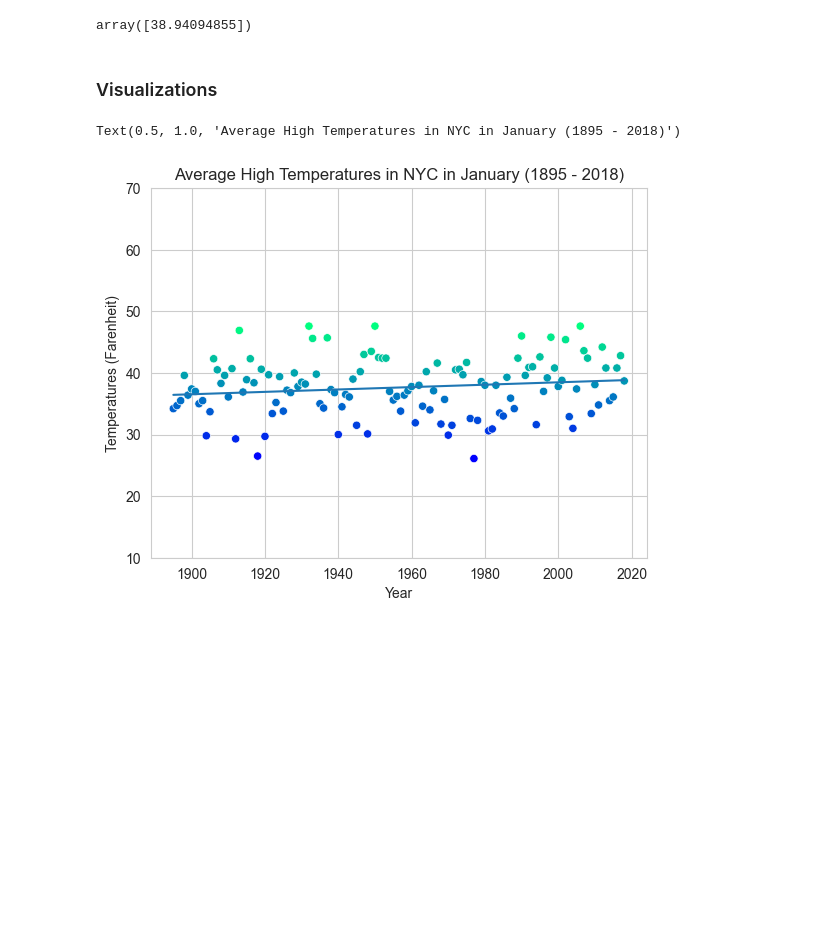
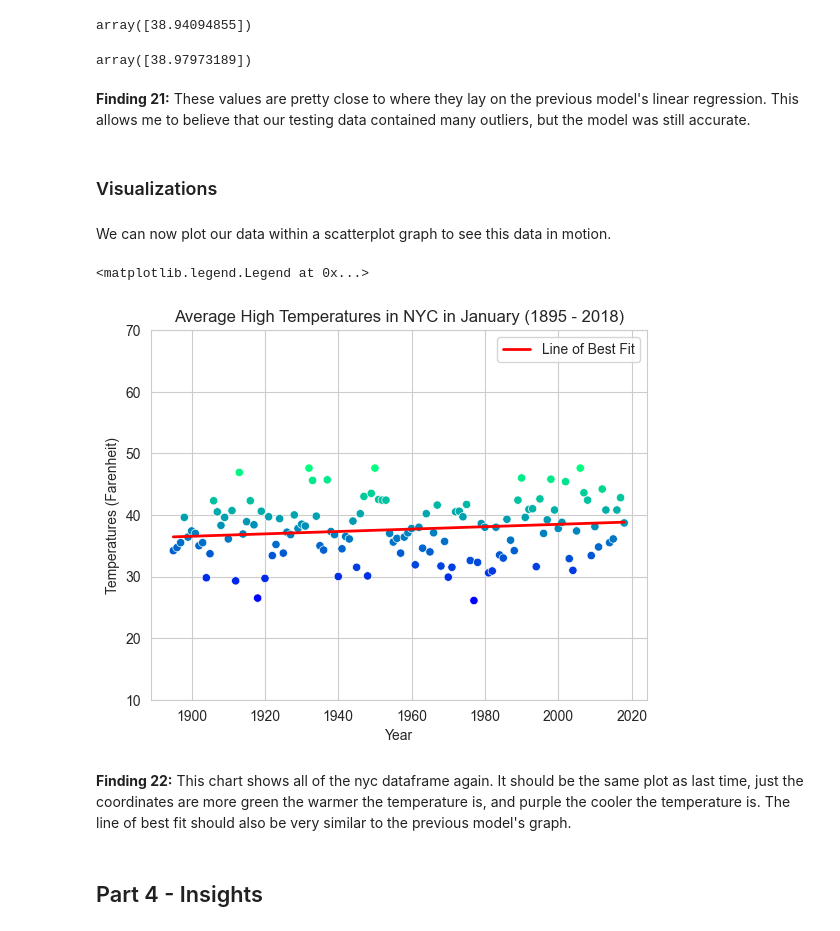
Before and after one commit to karlidean/datafun-07-ml, a Jupyter notebook: karlidean_ml.ipynb, the cells around one changed output. Saved outputs shown, nothing was run; the diff lists cells and outputs as text; code cells hidden in the pictures; blank space fills up the shorter version.

Commit message:
Completed all but Part 4.

```diff
--- a/karlidean_ml.ipynb
+++ b/karlidean_ml.ipynb
@@ -245,23 +350,36 @@ array([36.34246432])
 predict(2024)
 # %% [output]
 array([38.94094855])
+# %%
+predict(2026)
+# %% [output]
+array([38.97973189])
+# %% [markdown]
+**Finding 21:** These values are pretty close to where they lay on the previous model's linear regression. This allows me to believe that our testing data contained many outliers, but the model was still accurate.
 # %% [markdown]
 ### Visualizations
+# %% [markdown]
+We can now plot our data within a scatterplot graph to see this data in motion.
 # %%
 axes = sns.scatterplot(data=nyc, x='Date', y='Temperature',
 hue='Temperature', palette='winter', legend=False)
 
 axes.set_ylim(10,70)
 
 x = np.array([min(nyc.Date.values), max(nyc.Date.values)])
 
 y = predict(x)
 
-line = plt.plot(x, y)
+line = plt.plot(x, y, color='red', linewidth=2, label='Line of Best Fit')
 
 axes.set_xlabel('Year')
 axes.set_ylabel('Temperatures (Farenheit)')
 axes.set_title('Average High Temperatures in NYC in January (1895 - 2018)')
+axes.legend()
 # %% [output]
-Text(0.5, 1.0, 'Average High Temperatures in NYC in January (1895 - 2018)')
+<matplotlib.legend.Legend at 0x...>
-[figure, old version]
+[figure, new version]
+# %% [markdown]
+**Finding 22:** This chart shows all of the nyc dataframe again. It should be the same plot as last time, just the coordinates are more green the warmer the temperature is, and purple the cooler the temperature is. The line of best fit should also be very similar to the previous model's graph.
+# %% [markdown]
+## Part 4 - Insights
```
Also changed, not shown: parts of 58 cells of this notebook.
